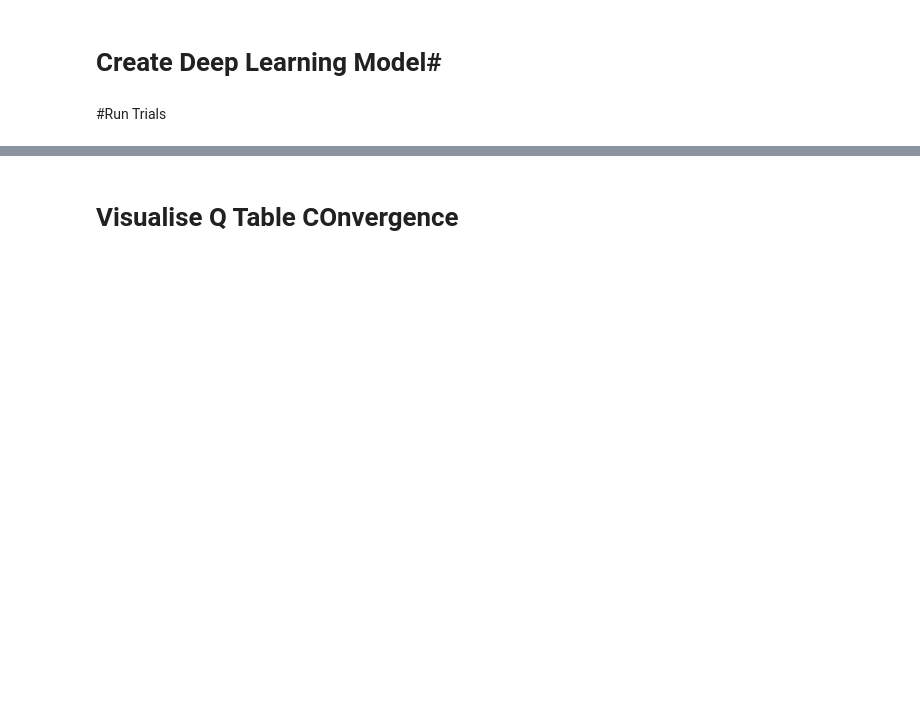
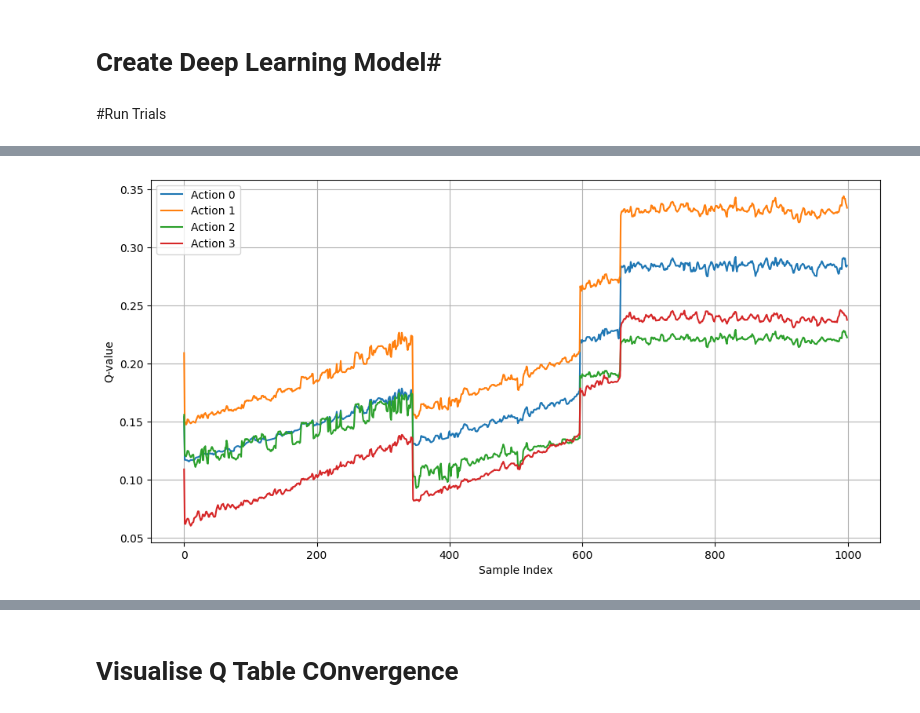
Before and after one commit to lozferatu/MSc-Project, a Jupyter notebook: final_code/lit101_only_deep_agent.ipynb, the cells around one changed output, grey strips where cells are left out. Cells and saved outputs as stored; diff of their text form; code cells hidden in the pictures; blank space fills up the shorter version.

```diff
--- a/final_code/lit101_only_deep_agent.ipynb
+++ b/final_code/lit101_only_deep_agent.ipynb
@@ -599,3 +659,18 @@ init reached
+# %%
+plt.figure(figsize=(12, 6))
+# Plot Q-values for each action
+for action in range(num_actions):
+    plt.plot(predicted_q_values[:, action], label=f'Action {action}')
+
+plt.xlabel('Sample Index')
+plt.ylabel('Q-value')
+plt.legend()
+plt.grid(True)
+
+plt.savefig('/home/loz/MSc/MSc_Project/Write_Up/Charts/dqn_lit101_2000_samples.jpeg')
+plt.show()
+# %% [output]
+[figure, added]
 # %%
 
 data =q_table_list[-1]
```
Also changed, not shown: parts of 22 cells of this notebook, 46 other files.
